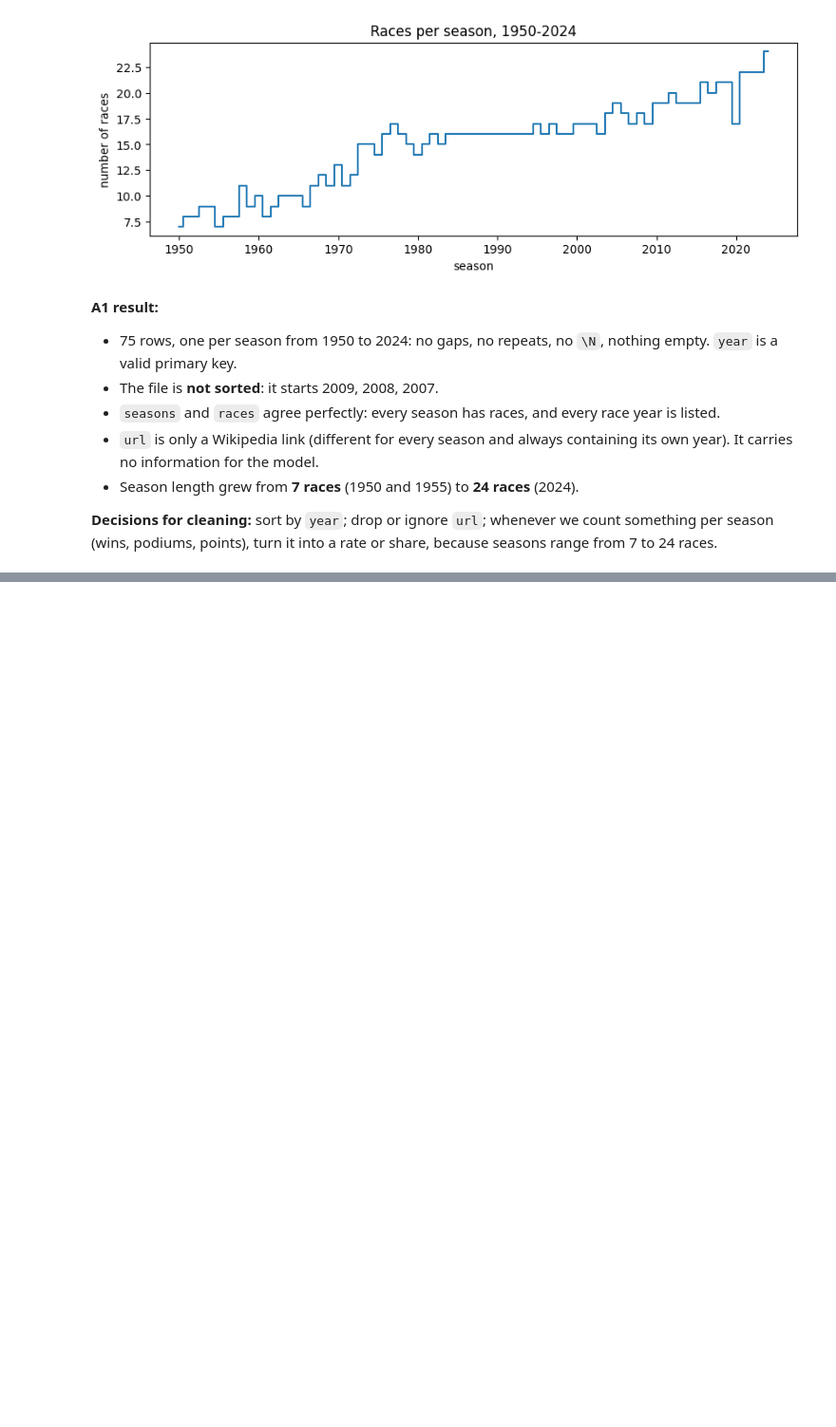
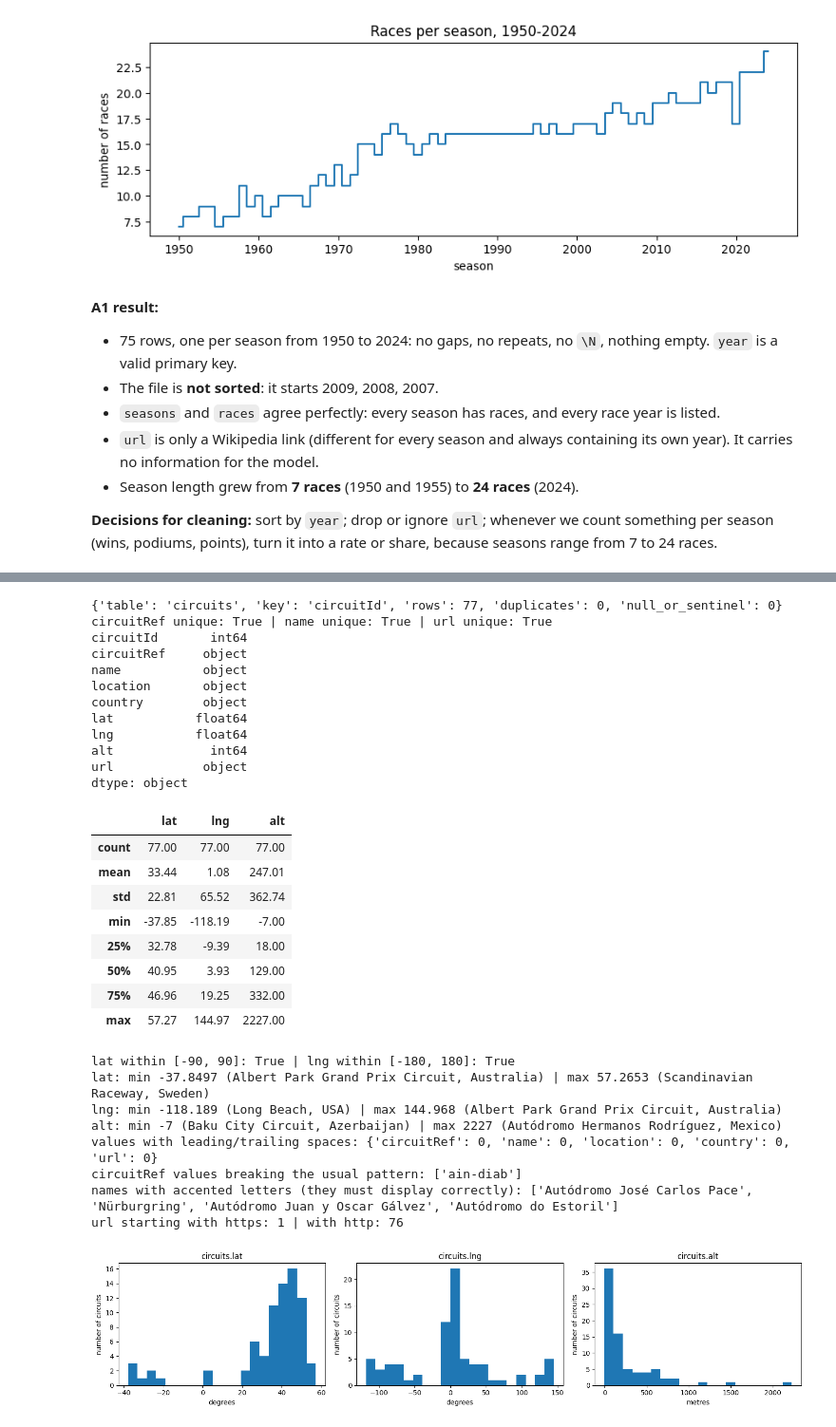
Before and after one commit to sal-tarek/ACL_F1_Predictions, a Jupyter notebook: sasa-dany-ms1-pre-cleaning.ipynb, the cells around one changed output, grey strips where cells are left out. Shown at 95% size. Cells and saved outputs as stored; diff of their text form; code cells hidden in the pictures; blank space fills up the shorter version.

Commit message:
A2: profile circuits (fix str.isascii for Kaggle pandas); P0: print library versions

```diff
--- a/sasa-dany-ms1-pre-cleaning.ipynb
+++ b/sasa-dany-ms1-pre-cleaning.ipynb
@@ -215,0 +225,47 @@ Seasons with the most races: [2024]
+# %%
+# ==========================================================================================
+# A2 · circuits: profile, keys, types and basic sanity of every column
+# ==========================================================================================
+
+# An exploring copy of circuits: \N -> NaN and number columns -> numbers (raw stays untouched)
+ci = as_num(raw["circuits"])
+
+# ---------- 1. Profile card: one row per column ----------
+# Shows, for each column, how many \N there are, how many different values, and an example value
+display(profile("circuits"))
+
+# ---------- 2. Keys: does circuitId identify every row? Are the other identifiers unique too? ----------
+print(pk_check("circuits", ["circuitId"]))
+print("circuitRef unique:", ci.circuitRef.is_unique, "| name unique:", ci.name.is_unique, "| url unique:", ci.url.is_unique)
+
+# ---------- 3. Types: which columns became numbers, which stayed text? ----------
+print(ci.dtypes)
+
+# ---------- 4. Do the coordinates make sense? ----------
+# Latitude must be between -90 and 90 and longitude between -180 and 180; altitude is in metres above sea level
+display(ci[["lat", "lng", "alt"]].describe().round(2))
+print("lat within [-90, 90]:", ci.lat.between(-90, 90).all(), "| lng within [-180, 180]:", ci.lng.between(-180, 180).all())
+for col in ["lat", "lng", "alt"]:                                  # which circuit sits at each extreme?
+    lo, hi = ci.loc[ci[col].idxmin()], ci.loc[ci[col].idxmax()]
+    print(f"{col}: min {lo[col]} ({lo['name']}, {lo['country']}) | max {hi[col]} ({hi['name']}, {hi['country']})")
+
+# ---------- 5. Text hygiene: stray spaces, naming pattern, accented letters, link format ----------
+text_cols = ["circuitRef", "name", "location", "country", "url"]
+print("values with leading/trailing spaces:", {c: int((ci[c] != ci[c].str.strip()).sum()) for c in text_cols})
+bad_ref = ci.circuitRef[~ci.circuitRef.str.match(r"^[a-z0-9_]+$")]    # refs are normally lower_case_with_underscores
+print("circuitRef values breaking the usual pattern:", bad_ref.tolist())
+has_accent = ci.name.map(lambda s: not s.isascii())                    # True when a name has a non-English letter (é, ü, ...)
+print("names with accented letters (they must display correctly):", ci.name[has_accent].tolist()[:4])
+print("url starting with https:", ci.url.str.startswith("https").sum(), "| with http:", ci.url.str.startswith("http:").sum())
+
+# ---------- 6. Plot: how latitude, longitude and altitude are spread (saved for the report) ----------
+fig, ax = plt.subplots(1, 3, figsize=(15, 3.5))
+for a, col, unit in zip(ax, ["lat", "lng", "alt"], ["degrees", "degrees", "metres"]):
+    ci[col].plot.hist(bins=20, ax=a, title=f"circuits.{col}")
+    a.set_xlabel(unit)
+    a.set_ylabel("number of circuits")
+plt.tight_layout()
+os.makedirs("figures", exist_ok=True)
+plt.savefig("figures/A2_circuit_coordinates.png", dpi=120, bbox_inches="tight")
+plt.show()
+# %% [output]
@@ -215,0 +282,30 @@ Seasons with the most races: [2024]
+{'table': 'circuits', 'key': 'circuitId', 'rows': 77, 'duplicates': 0, 'null_or_sentinel': 0}
+circuitRef unique: True | name unique: True | url unique: True
+circuitId       int64
+circuitRef     object
+name           object
+location       object
+country        object
+lat           float64
+lng           float64
+alt             int64
+url            object
+dtype: object
+|  | lat | lng | alt |
+| count | 77.00 | 77.00 | 77.00 |
+| mean | 33.44 | 1.08 | 247.01 |
+| std | 22.81 | 65.52 | 362.74 |
+| min | -37.85 | -118.19 | -7.00 |
+| 25% | 32.78 | -9.39 | 18.00 |
+| 50% | 40.95 | 3.93 | 129.00 |
+| 75% | 46.96 | 19.25 | 332.00 |
+| max | 57.27 | 144.97 | 2227.00 |
+lat within [-90, 90]: True | lng within [-180, 180]: True
+lat: min -37.8497 (Albert Park Grand Prix Circuit, Australia) | max 57.2653 (Scandinavian Raceway, Sweden)
+lng: min -118.189 (Long Beach, USA) | max 144.968 (Albert Park Grand Prix Circuit, Australia)
+alt: min -7 (Baku City Circuit, Azerbaijan) | max 2227 (Autódromo Hermanos Rodríguez, Mexico)
+values with leading/trailing spaces: {'circuitRef': 0, 'name': 0, 'location': 0, 'country': 0, 'url': 0}
+circuitRef values breaking the usual pattern: ['ain-diab']
+names with accented letters (they must display correctly): ['Autódromo José Carlos Pace', 'Nürburgring', 'Autódromo Juan y Oscar Gálvez', 'Autódromo do Estoril']
+url starting with https: 1 | with http: 76
+[figure, added]
```
Also changed, not shown: parts of 4 cells of this notebook.
